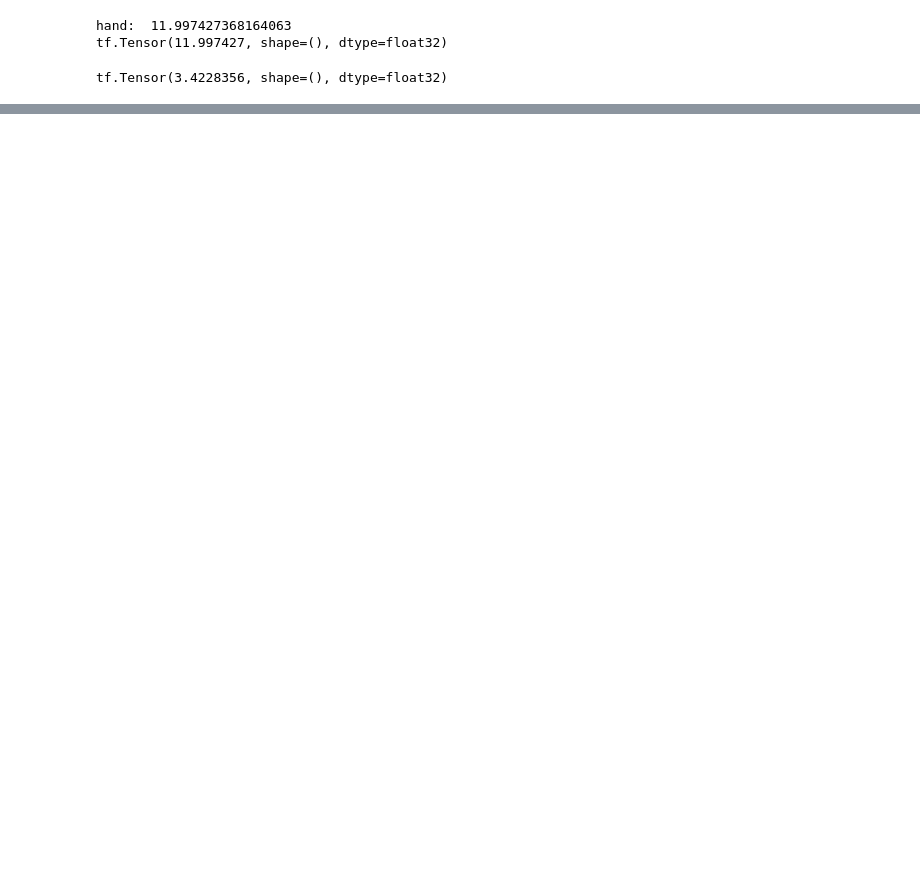
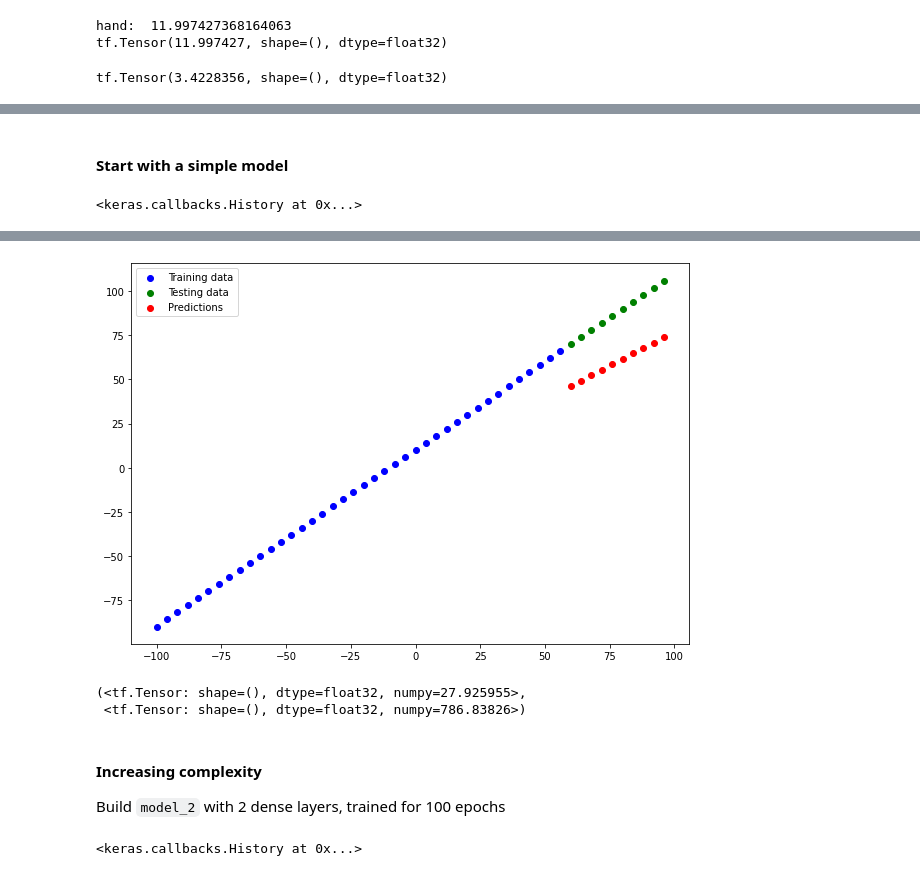
Before and after one commit to pkro/tensorflow_cert_training, a Jupyter notebook: colab_notebooks/01_neural_network_regression_with_tensorflow.ipynb, the cells around one changed output, grey strips where cells are left out. Cells and saved outputs as stored; diff of their text form; code cells hidden in the pictures; blank space fills up the shorter version.

```diff
--- a/colab_notebooks/01_neural_network_regression_with_tensorflow.ipynb
+++ b/colab_notebooks/01_neural_network_regression_with_tensorflow.ipynb
@@ -629,0 +653,25 @@ tf.Tensor(3.4228356, shape=(), dtype=float32)
+# %% [markdown]
+#### Start with a simple model
+# %%
+tf.random.set_seed(42)
+
+# create
+model_1 = tf.keras.Sequential([
+    tf.keras.layers.Dense(1, input_shape=[1])
+    ], name="model_1"
+)
+
+# compile
+model_1.compile(loss="mae",
+                optimizer=tf.keras.optimizers.SGD(),
+                metrics=["mae"])
+
+# fit
+model_1.fit(tf.expand_dims(X_train, axis=-1), y_train, epochs=1, verbose=0)
+# %% [output]
+<keras.callbacks.History at 0x...>
+# %%
+# Make and plot predictions for model_1
+y_preds_1 = model_1.predict(X_test);
+plot_predictions(X_train, y_train, X_test, y_test, y_preds_1)
+# %% [output]
@@ -629,0 +680,28 @@ tf.Tensor(3.4228356, shape=(), dtype=float32)
+[figure, added]
+# %%
+# Calculate model_1 evaluation metrics
+mae_1 = mae(y_test, y_preds_1)
+mse_1 = mse(y_test, y_preds_1)
+mae_1, mse_1
+# %% [output]
+(<tf.Tensor: shape=(), dtype=float32, numpy=27.925955>,
+ <tf.Tensor: shape=(), dtype=float32, numpy=786.83826>)
+# %% [markdown]
+#### Increasing complexity
+
+Build `model_2` with 2 dense layers, trained for 100 epochs
+# %%
+tf.random.set_seed(42)
+
+model_2 = tf.keras.models.Sequential([
+    tf.keras.layers.Dense(10),
+    tf.keras.layers.Dense(1) # the last layer must only have one neuron, otherwise we get a shape of 10 (investigate!)
+], name="model_2")
+
+model_2.compile(optimizer=tf.keras.optimizers.SGD(),
+                loss=tf.keras.losses.mse,
+                metrics=["mae"]) # we also change metrics here contrary to the "plan"...
+
+model_2.fit(tf.expand_dims(X_train, axis=-1), y_train, epochs=100, verbose=0)
+# %% [output]
+<keras.callbacks.History at 0x...>
```
Also changed, not shown: parts of 45 cells of this notebook.
